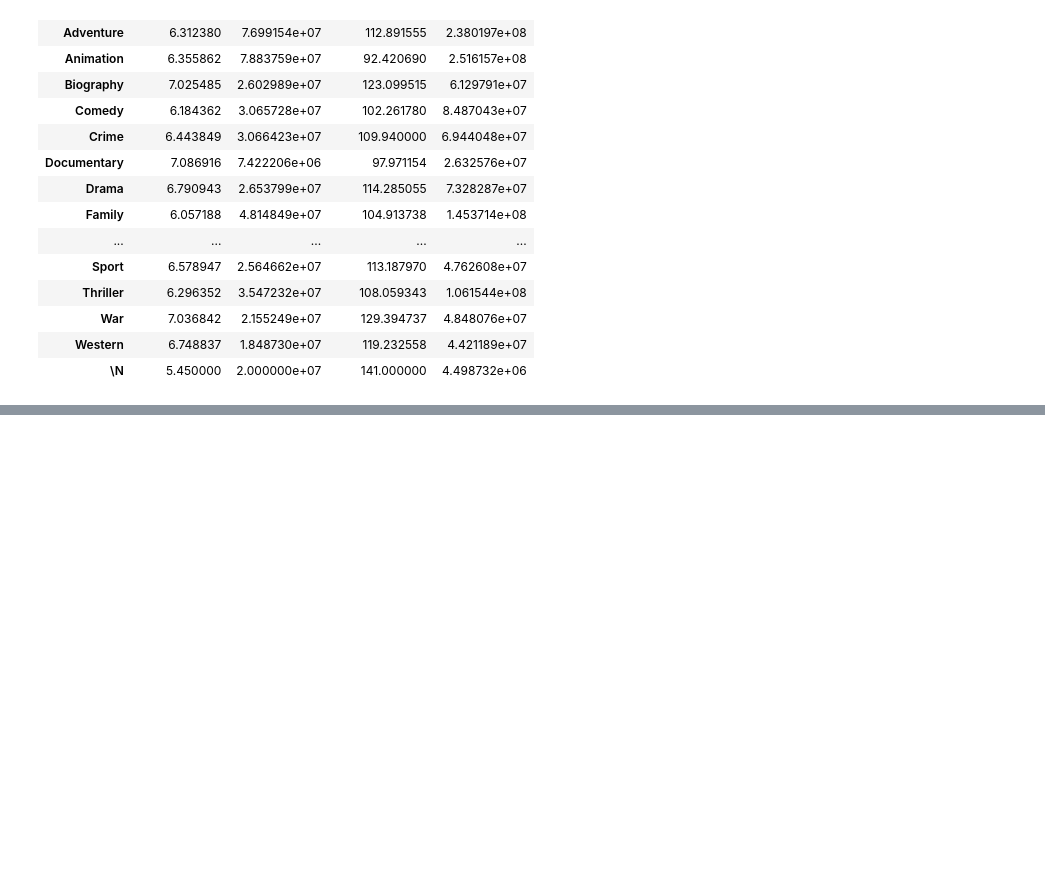
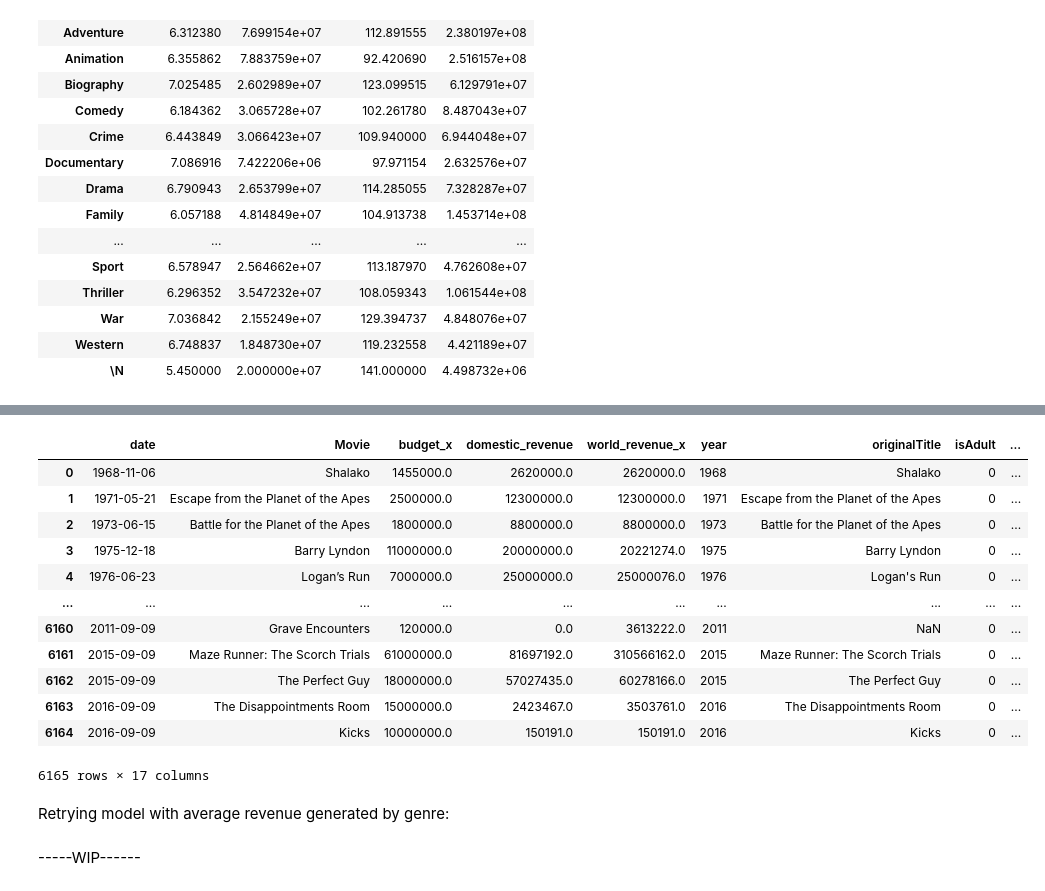
Before and after one commit to ParkerHar/Popular-Movie-Analysis, a Jupyter notebook: NoteBooks/Model.ipynb, the cells around one changed output, grey strips where cells are left out. Drawn from its saved outputs; the diff is of its cells as text; code cells hidden in the pictures; blank space fills up the shorter version.

Commit message:
buidling out average revenue per genre

```diff
--- a/NoteBooks/Model.ipynb
+++ b/NoteBooks/Model.ipynb
@@ -308,0 +309,11 @@ Built out data set data_by_genre to use in model. Will try to add some new colum
+# %%
+movies = pd.read_csv('Data/movies_tableau_V3.csv')
+# %%
+movies['runtimeMinutes'] = pd.to_numeric(movies['runtimeMinutes'], errors='coerce')
+# %%
+movie_pivot = movies.pivot_table(
+                        index='genres',
+                        values=['budget','world_revenue','runtimeMinutes','averageRating'],
+                        aggfunc={'budget': 'mean','world_revenue': 'mean',
+                                'runtimeMinutes': 'mean','averageRating': 'mean'}
+)
@@ -308,0 +337,22 @@ Built out data set data_by_genre to use in model. Will try to add some new colum
+# %%
+model_df_genre = pd.merge(movies, movie_pivot, on='genres')
+# %%
+model_df_genre
+# %% [output]
+|  | date | Movie | budget_x | domestic_revenue | world_revenue_x | year | originalTitle | isAdult | ... |
+| 0 | 1968-11-06 | Shalako | 1455000.0 | 2620000.0 | 2620000.0 | 1968 | Shalako | 0 | ... |
+| 1 | 1971-05-21 | Escape from the Planet of the Apes | 2500000.0 | 12300000.0 | 12300000.0 | 1971 | Escape from the Planet of the Apes | 0 | ... |
+| 2 | 1973-06-15 | Battle for the Planet of the Apes | 1800000.0 | 8800000.0 | 8800000.0 | 1973 | Battle for the Planet of the Apes | 0 | ... |
+| 3 | 1975-12-18 | Barry Lyndon | 11000000.0 | 20000000.0 | 20221274.0 | 1975 | Barry Lyndon | 0 | ... |
+| 4 | 1976-06-23 | Logan’s Run | 7000000.0 | 25000000.0 | 25000076.0 | 1976 | Logan's Run | 0 | ... |
+| ... | ... | ... | ... | ... | ... | ... | ... | ... | ... |
+| 6160 | 2011-09-09 | Grave Encounters | 120000.0 | 0.0 | 3613222.0 | 2011 | NaN | 0 | ... |
+| 6161 | 2015-09-09 | Maze Runner: The Scorch Trials | 61000000.0 | 81697192.0 | 310566162.0 | 2015 | Maze Runner: The Scorch Trials | 0 | ... |
+| 6162 | 2015-09-09 | The Perfect Guy | 18000000.0 | 57027435.0 | 60278166.0 | 2015 | The Perfect Guy | 0 | ... |
+| 6163 | 2016-09-09 | The Disappointments Room | 15000000.0 | 2423467.0 | 3503761.0 | 2016 | The Disappointments Room | 0 | ... |
+| 6164 | 2016-09-09 | Kicks | 10000000.0 | 150191.0 | 150191.0 | 2016 | Kicks | 0 | ... |
+6165 rows × 17 columns
+# %% [markdown]
+Retrying model with average revenue generated by genre:
+# %% [markdown]
+-----WIP------
```
Also changed, not shown: parts of 3 cells of this notebook.
